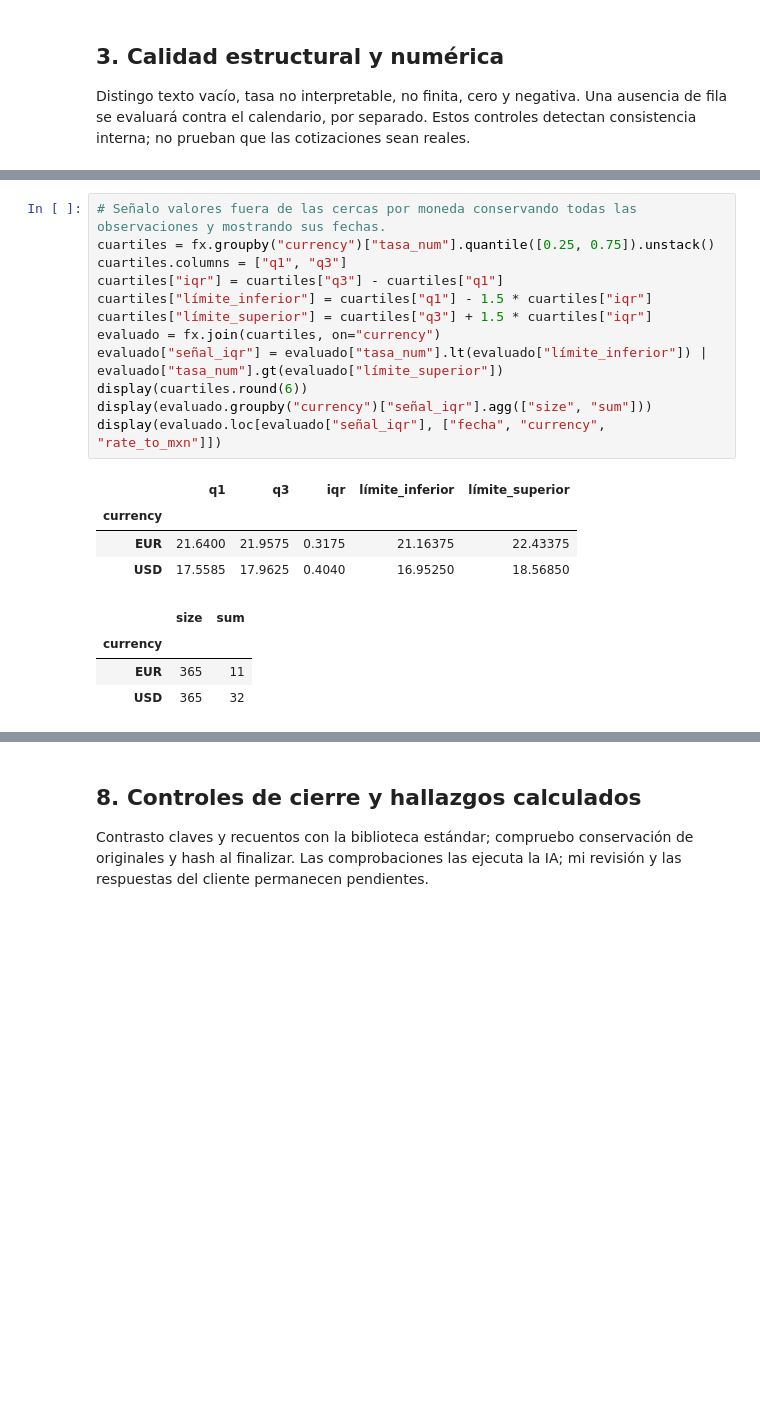
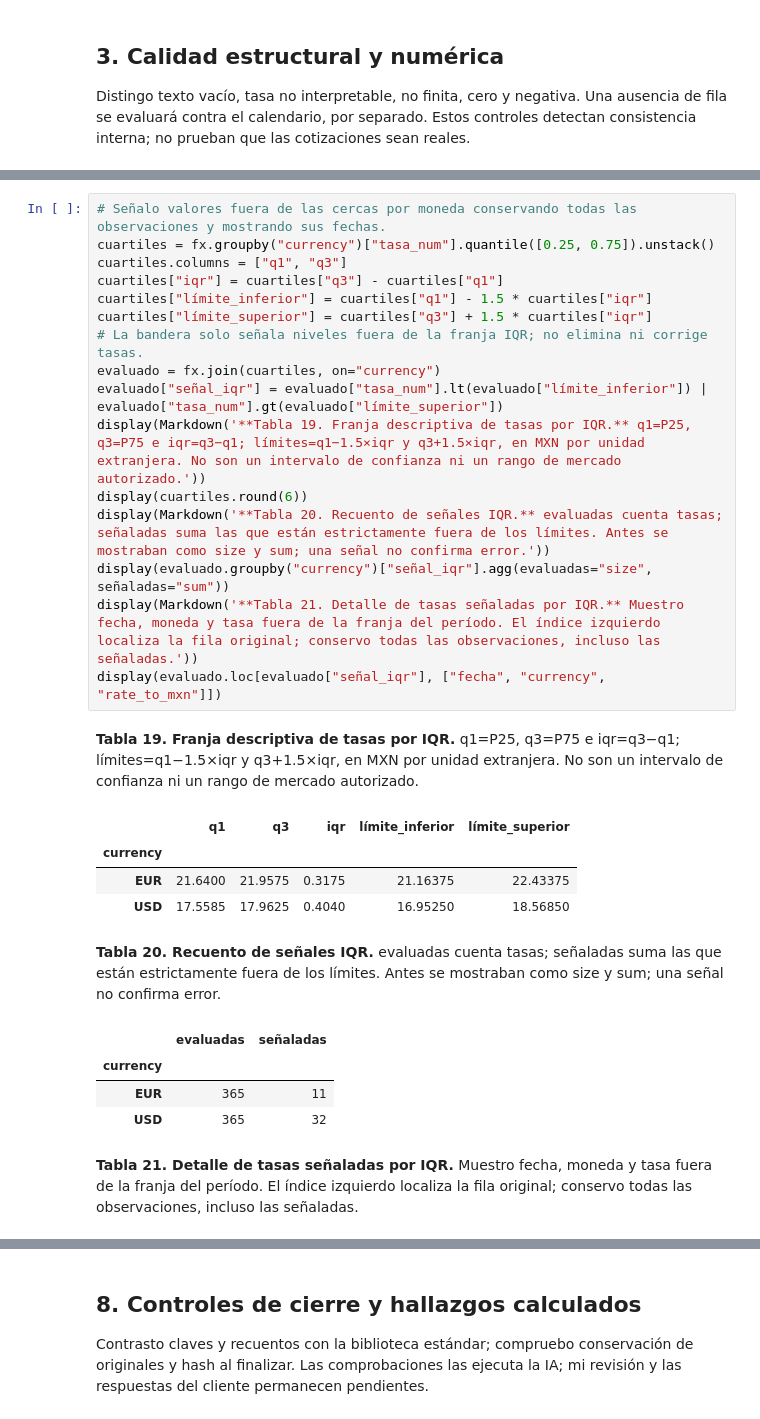
Before and after one commit to aaronBarrales/cafenorte_tuxpas, a Jupyter notebook: notebooks/02_exchange_rates.ipynb, the cells around one changed output, grey strips where cells are left out. Cells and saved outputs as stored; diff of their text form; blank space fills up the shorter version.

```diff
--- a/notebooks/02_exchange_rates.ipynb
+++ b/notebooks/02_exchange_rates.ipynb
@@ -249,24 +326,31 @@ Uso cercas de 1.5×IQR por moneda sobre los niveles de tasa como señal descript
 # %%
 # Señalo valores fuera de las cercas por moneda conservando todas las observaciones y mostrando sus fechas.
 cuartiles = fx.groupby("currency")["tasa_num"].quantile([0.25, 0.75]).unstack()
 cuartiles.columns = ["q1", "q3"]
 cuartiles["iqr"] = cuartiles["q3"] - cuartiles["q1"]
 cuartiles["límite_inferior"] = cuartiles["q1"] - 1.5 * cuartiles["iqr"]
 cuartiles["límite_superior"] = cuartiles["q3"] + 1.5 * cuartiles["iqr"]
+# La bandera solo señala niveles fuera de la franja IQR; no elimina ni corrige tasas.
 evaluado = fx.join(cuartiles, on="currency")
 evaluado["señal_iqr"] = evaluado["tasa_num"].lt(evaluado["límite_inferior"]) | evaluado["tasa_num"].gt(evaluado["límite_superior"])
+display(Markdown('**Tabla 19. Franja descriptiva de tasas por IQR.** q1=P25, q3=P75 e iqr=q3−q1; límites=q1−1.5×iqr y q3+1.5×iqr, en MXN por unidad extranjera. No son un intervalo de confianza ni un rango de mercado autorizado.'))
 display(cuartiles.round(6))
-display(evaluado.groupby("currency")["señal_iqr"].agg(["size", "sum"]))
+display(Markdown('**Tabla 20. Recuento de señales IQR.** evaluadas cuenta tasas; señaladas suma las que están estrictamente fuera de los límites. Antes se mostraban como size y sum; una señal no confirma error.'))
+display(evaluado.groupby("currency")["señal_iqr"].agg(evaluadas="size", señaladas="sum"))
+display(Markdown('**Tabla 21. Detalle de tasas señaladas por IQR.** Muestro fecha, moneda y tasa fuera de la franja del período. El índice izquierdo localiza la fila original; conservo todas las observaciones, incluso las señaladas.'))
 display(evaluado.loc[evaluado["señal_iqr"], ["fecha", "currency", "rate_to_mxn"]])
 # %% [output]
+**Tabla 19. Franja descriptiva de tasas por IQR.** q1=P25, q3=P75 e iqr=q3−q1; límites=q1−1.5×iqr y q3+1.5×iqr, en MXN por unidad extranjera. No son un intervalo de confianza ni un rango de mercado autorizado.
 |  | q1 | q3 | iqr | límite_inferior | límite_superior |
 | currency |  |  |  |  |  |
 | EUR | 21.6400 | 21.9575 | 0.3175 | 21.16375 | 22.43375 |
 | USD | 17.5585 | 17.9625 | 0.4040 | 16.95250 | 18.56850 |
+**Tabla 20. Recuento de señales IQR.** evaluadas cuenta tasas; señaladas suma las que están estrictamente fuera de los límites. Antes se mostraban como size y sum; una señal no confirma error.
-|  | size | sum |
+|  | evaluadas | señaladas |
 | currency |  |  |
 | EUR | 365 | 11 |
 | USD | 365 | 32 |
+**Tabla 21. Detalle de tasas señaladas por IQR.** Muestro fecha, moneda y tasa fuera de la franja del período. El índice izquierdo localiza la fila original; conservo todas las observaciones, incluso las señaladas.
 |  | fecha | currency | rate_to_mxn |
 | 1 | 2025-04-01 | EUR | 20.377 |
 | 3 | 2025-04-02 | EUR | 20.4385 |
```
Also changed, not shown: parts of 14 cells of this notebook, 4 other files.
